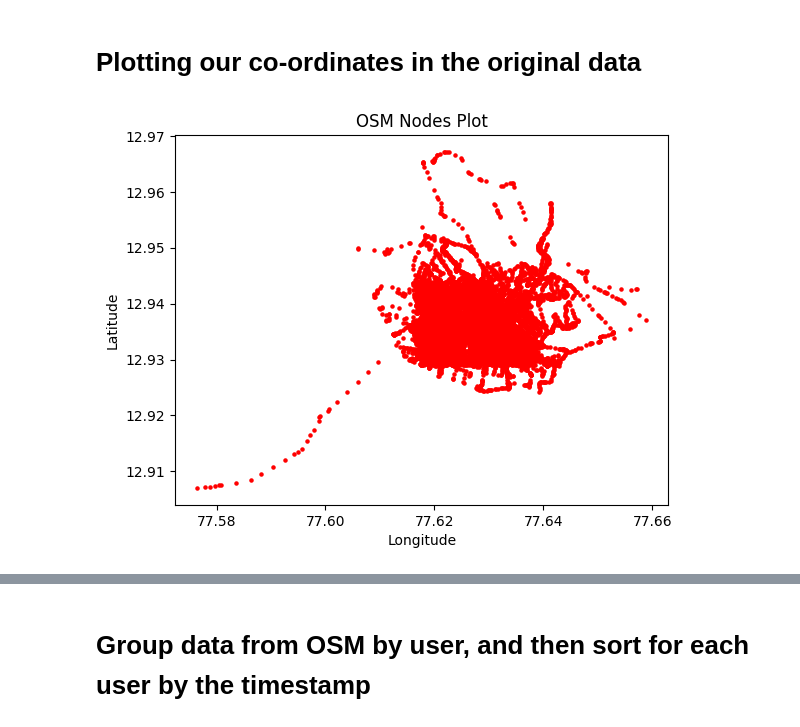
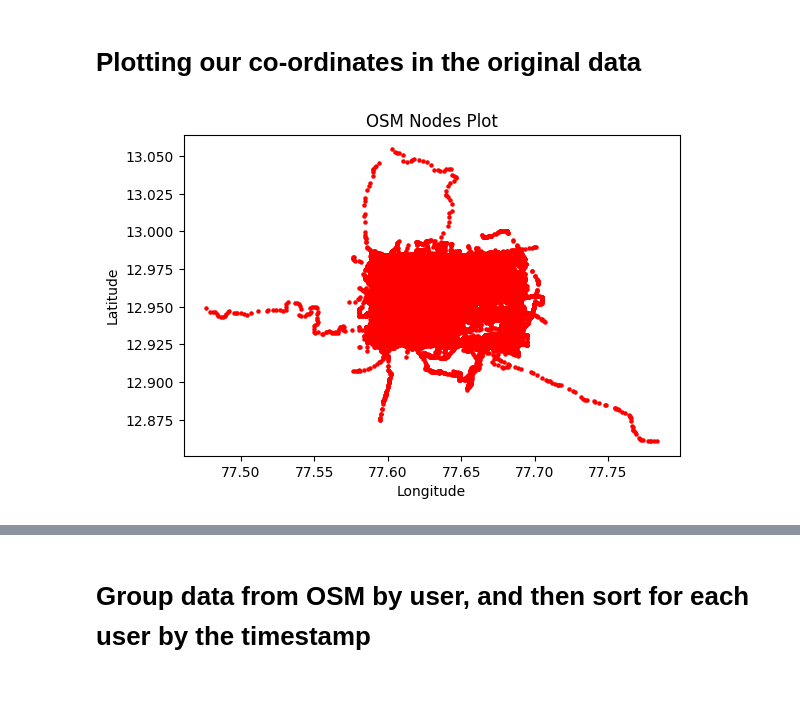
Before and after one commit to 0harjot0/ETA-prediction-at-a-segment-level, a Jupyter notebook: maps.ipynb, the cells around one changed output, grey strips where cells are left out. Cells and saved outputs as stored; diff of their text form; code cells hidden in the pictures; blank space fills up the shorter version.

```diff
--- a/maps.ipynb
+++ b/maps.ipynb
@@ -37,28 +3,28 @@ Note: you may need to restart the kernel to use updated packages.
 # %%
 import xml.etree.ElementTree as ET
 import geopandas as gpd
 from shapely.geometry import Point
 import matplotlib.pyplot as plt
 
-file_path = 'map2.osm'
+file_path = 'map'
 
 tree = ET.parse(file_path)
 root = tree.getroot()
 
 nodes = []
 for node in root.findall('node'):
     lat = float(node.get('lat'))
     lon = float(node.get('lon'))
     nodes.append((lon, lat))
 
 gdf = gpd.GeoDataFrame(
     {'geometry': [Point(lon, lat) for lon, lat in nodes]},
     crs="EPSG:4326"
 )
 gdf.plot(marker='o', color='red', markersize=5)
 plt.xlabel('Longitude')
 plt.ylabel('Latitude')
 plt.title('OSM Nodes Plot')
 plt.show()
 # %% [output]
-[figure, old version]
+[figure, new version]
```
Also changed, not shown: parts of 11 cells of this notebook, 4 other files.
